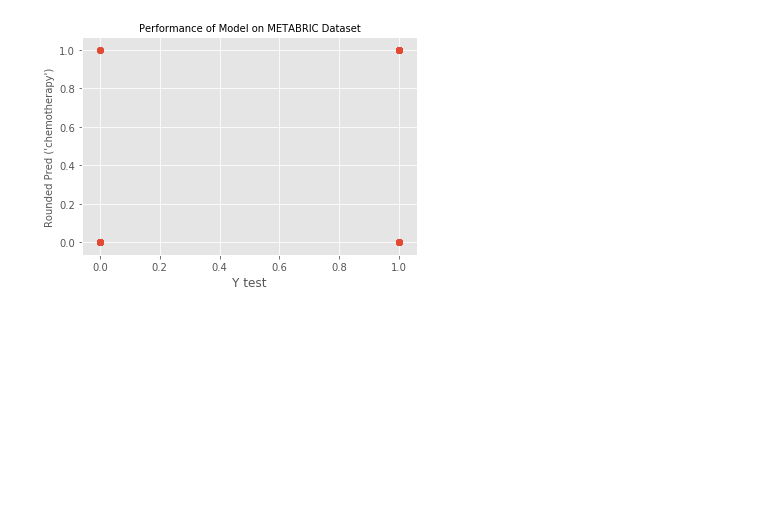
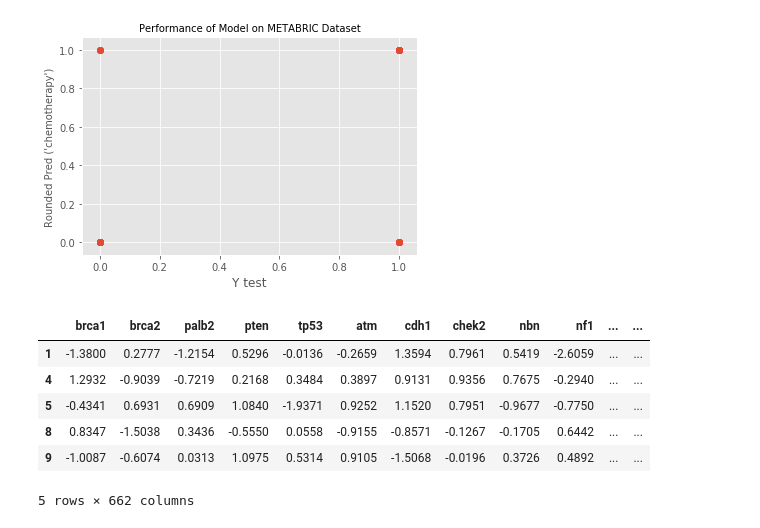
Before and after one commit to NM-Supercomputing-Challenge/Team8_Cancer_ML, a Jupyter notebook: data_vis.ipynb, the cells around one changed output. Saved outputs shown, nothing was run; the diff lists cells and outputs as text; code cells hidden in the pictures; blank space fills up the shorter version.

```diff
--- a/data_vis.ipynb
+++ b/data_vis.ipynb
@@ -259,0 +266,10 @@ plt.savefig("D:\\Cancer_Project\\Team8_Cancer_ML\\result_graphs\\Rounded Pred vs
+# %%
+df.head()
+# %% [output]
+|  | brca1 | brca2 | palb2 | pten | tp53 | atm | cdh1 | chek2 | nbn | nf1 | ... | ... |
+| 1 | -1.3800 | 0.2777 | -1.2154 | 0.5296 | -0.0136 | -0.2659 | 1.3594 | 0.7961 | 0.5419 | -2.6059 | ... | ... |
+| 4 | 1.2932 | -0.9039 | -0.7219 | 0.2168 | 0.3484 | 0.3897 | 0.9131 | 0.9356 | 0.7675 | -0.2940 | ... | ... |
+| 5 | -0.4341 | 0.6931 | 0.6909 | 1.0840 | -1.9371 | 0.9252 | 1.1520 | 0.7951 | -0.9677 | -0.7750 | ... | ... |
+| 8 | 0.8347 | -1.5038 | 0.3436 | -0.5550 | 0.0558 | -0.9155 | -0.8571 | -0.1267 | -0.1705 | 0.6442 | ... | ... |
+| 9 | -1.0087 | -0.6074 | 0.0313 | 1.0975 | 0.5314 | 0.9105 | -1.5068 | -0.0196 | 0.3726 | 0.4892 | ... | ... |
+5 rows × 662 columns
```
Also changed, not shown: parts of 5 cells of this notebook, 1 other file.
